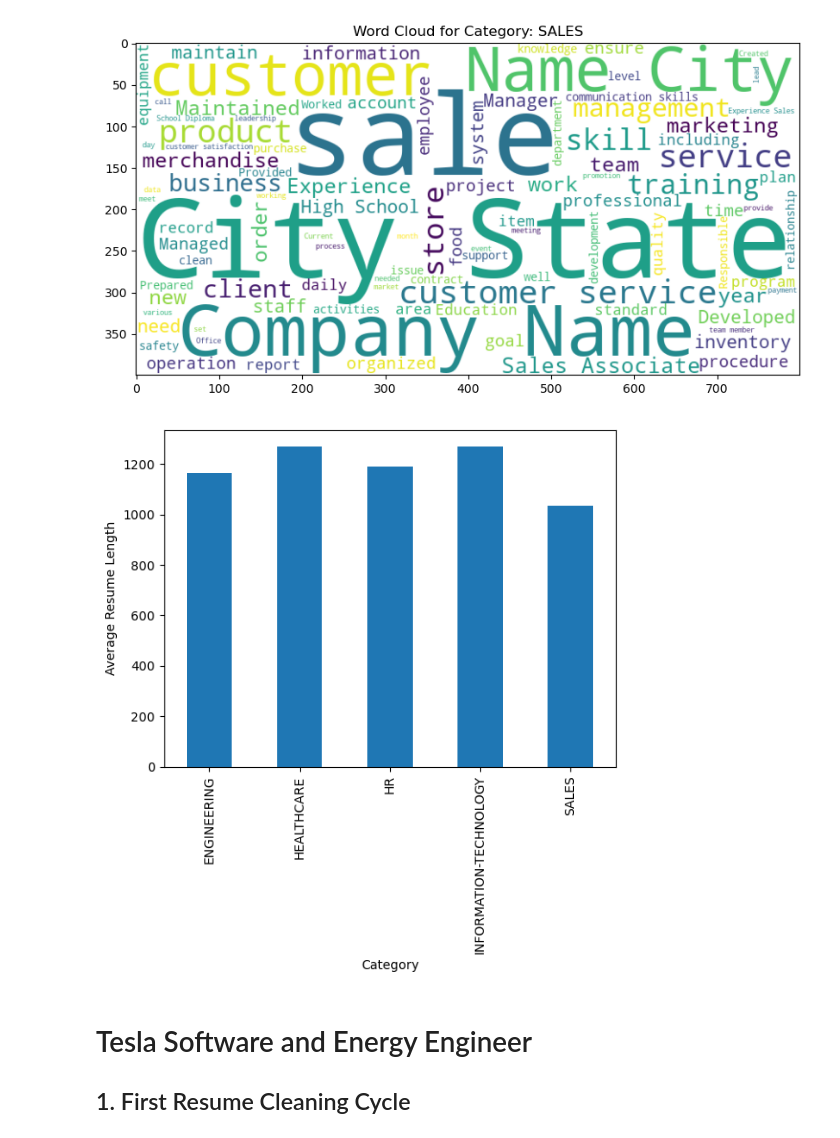
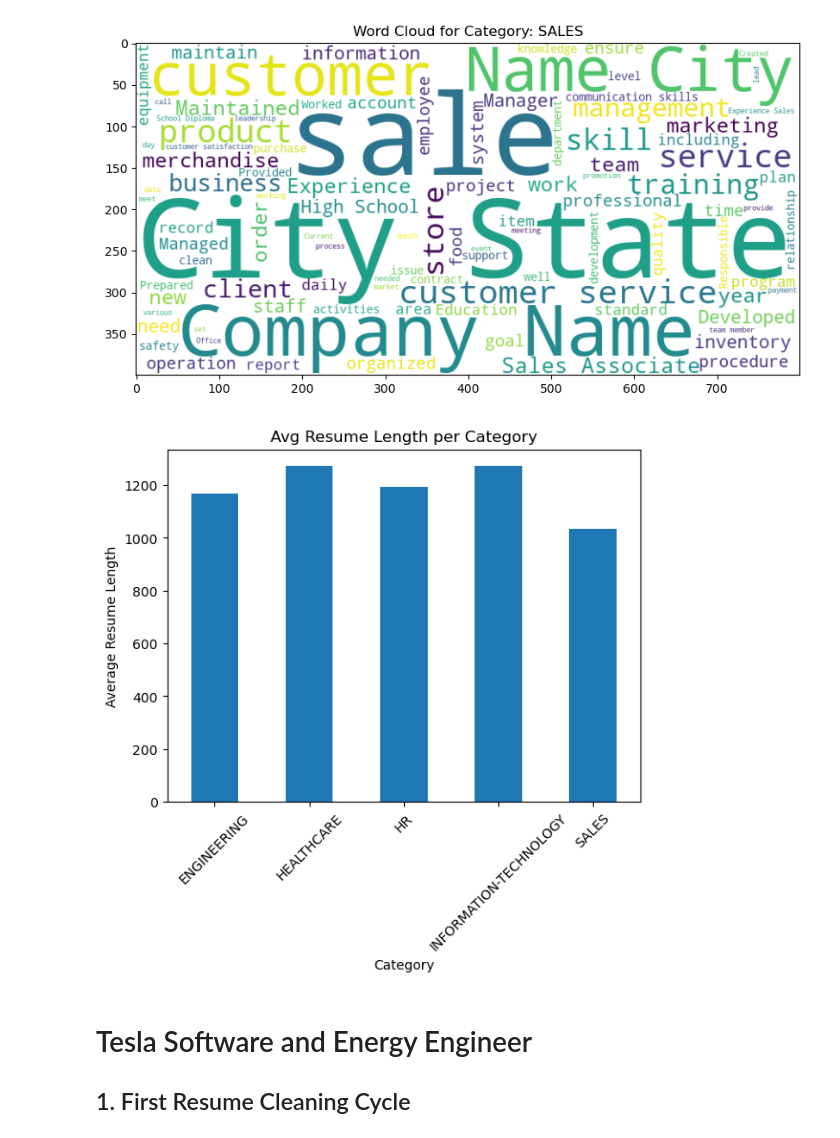
Before and after one commit to henry-AY/ResumeScreening, a Jupyter notebook: Resume_Screening.ipynb, the cells around one changed output. Cells and saved outputs as stored; diff of their text form; code cells hidden in the pictures.

```diff
--- a/Resume_Screening.ipynb
+++ b/Resume_Screening.ipynb
@@ -117,13 +119,15 @@ for category, texts in grouped.items():
 # %%
 df['resume_length'] = df['Resume_str'].str.count(' ').add(1)
 average_length = df.groupby('Category')['resume_length'].mean()
 
 average_length.plot(kind='bar')
+plt.title("Avg Resume Length per Category")
 plt.xlabel("Category")
 plt.ylabel("Average Resume Length")
+plt.xticks(rotation=45)
 plt.show()
 # %% [output]
-[figure, old version]
+[figure, new version]
 # %% [markdown]
 # Tesla Software and Energy Engineer
 ## 1. First Resume Cleaning Cycle
```
Also changed, not shown: parts of 1 cell of this notebook.
